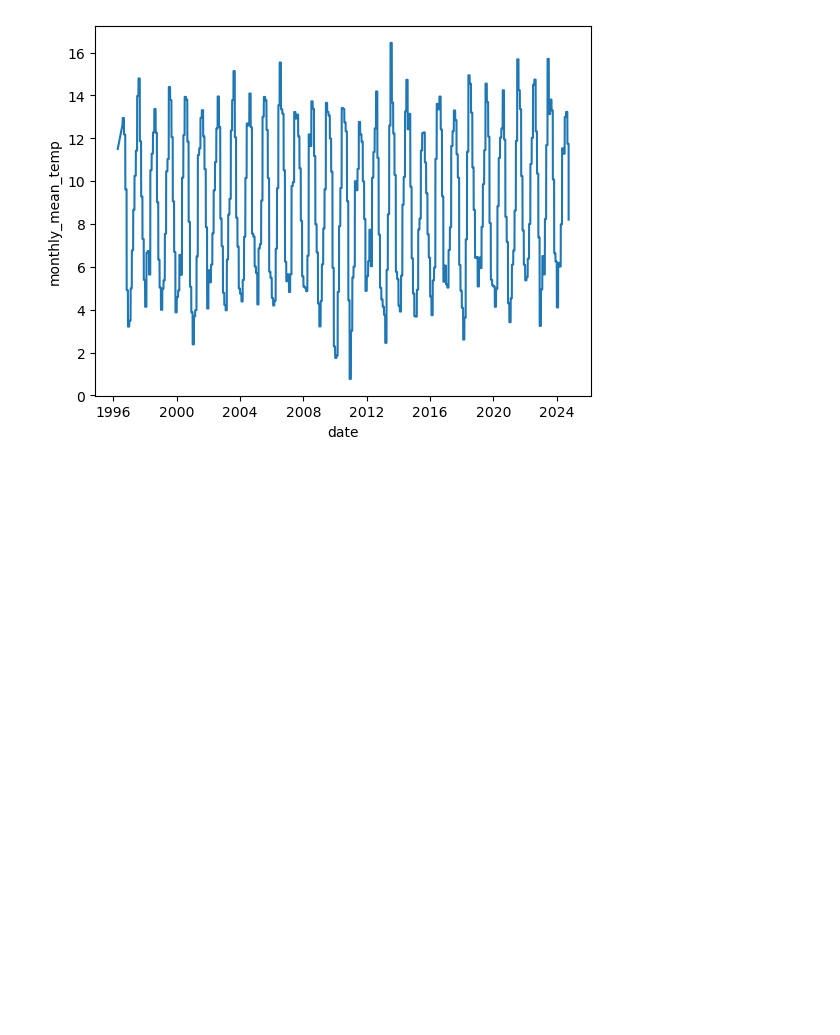
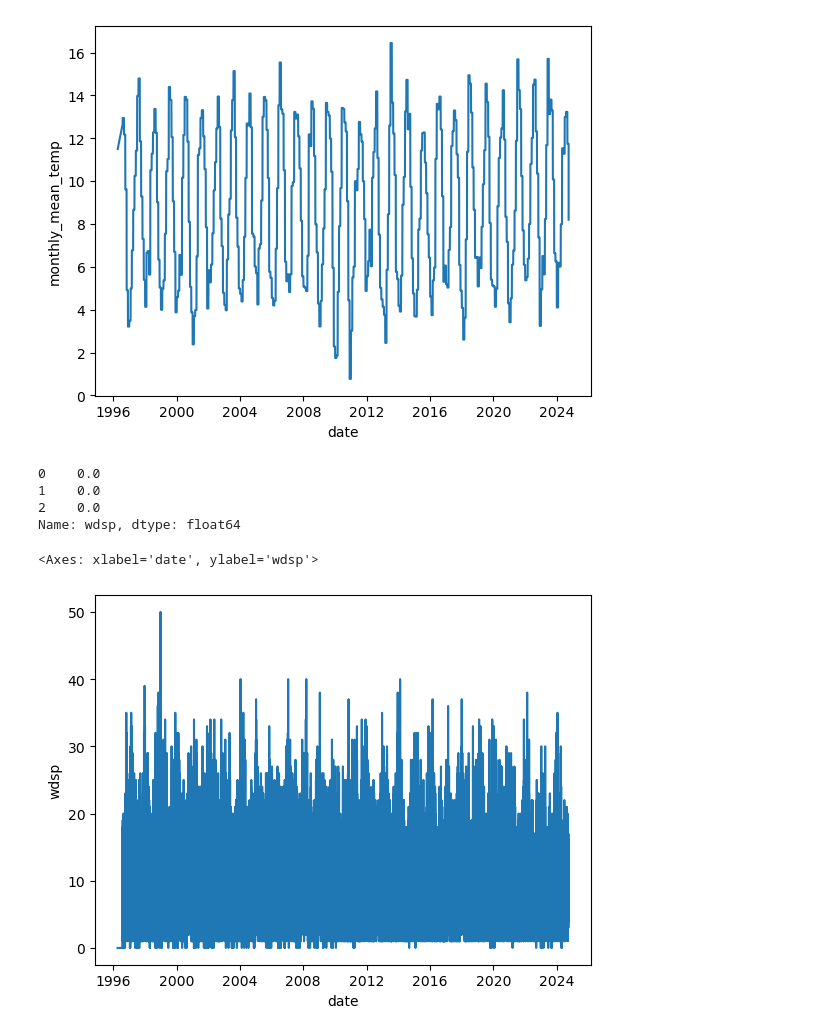
Before and after one commit to FatimaBOliveira/Programming-for-data-analytics, a Jupyter notebook: Assignments/assignment_6_Weather.ipynb, the cells around one changed output. Drawn from its saved outputs; the diff is of its cells as text; code cells hidden in the pictures; blank space fills up the shorter version.

Commit message:
Assignment 6, wind speed plots.

```diff
--- a/Assignments/assignment_6_Weather.ipynb
+++ b/Assignments/assignment_6_Weather.ipynb
@@ -132,3 +120,27 @@ sns.lineplot(data=df, x="date", y="monthly_mean_temp")
 # %% [output]
 <Axes: xlabel='date', ylabel='monthly_mean_temp'>
 [figure]
+# %%
+### Wind speed.
+# Drop the empty values.
+df.dropna(subset=['wdsp'], inplace=True)
+
+# https://pandas.pydata.org/docs/reference/api/pandas.DataFrame.dropna.html
+# %%
+# Change the dtype so it will tackle the "TypeError: 'value' must be an instance of str or bytes, not a int".
+df["wdsp"] = pd.to_numeric(df["wdsp"], errors="coerce")
+df["wdsp"].head(3)
+
+# https://pandas.pydata.org/docs/reference/api/pandas.to_numeric.html
+# https://stackoverflow.com/questions/64890665/how-do-i-fix-this-type-error-value-must-be-an-instance-of-str-or-bytes-not-a#comment114730210_64890983
+# %% [output]
+0    0.0
+1    0.0
+2    0.0
+Name: wdsp, dtype: float64
+# %%
+# Plot.
+sns.lineplot(data=df, x="date", y="wdsp")
+# %% [output]
+<Axes: xlabel='date', ylabel='wdsp'>
+[figure, added]
```
Also changed, not shown: parts of 9 cells of this notebook.
